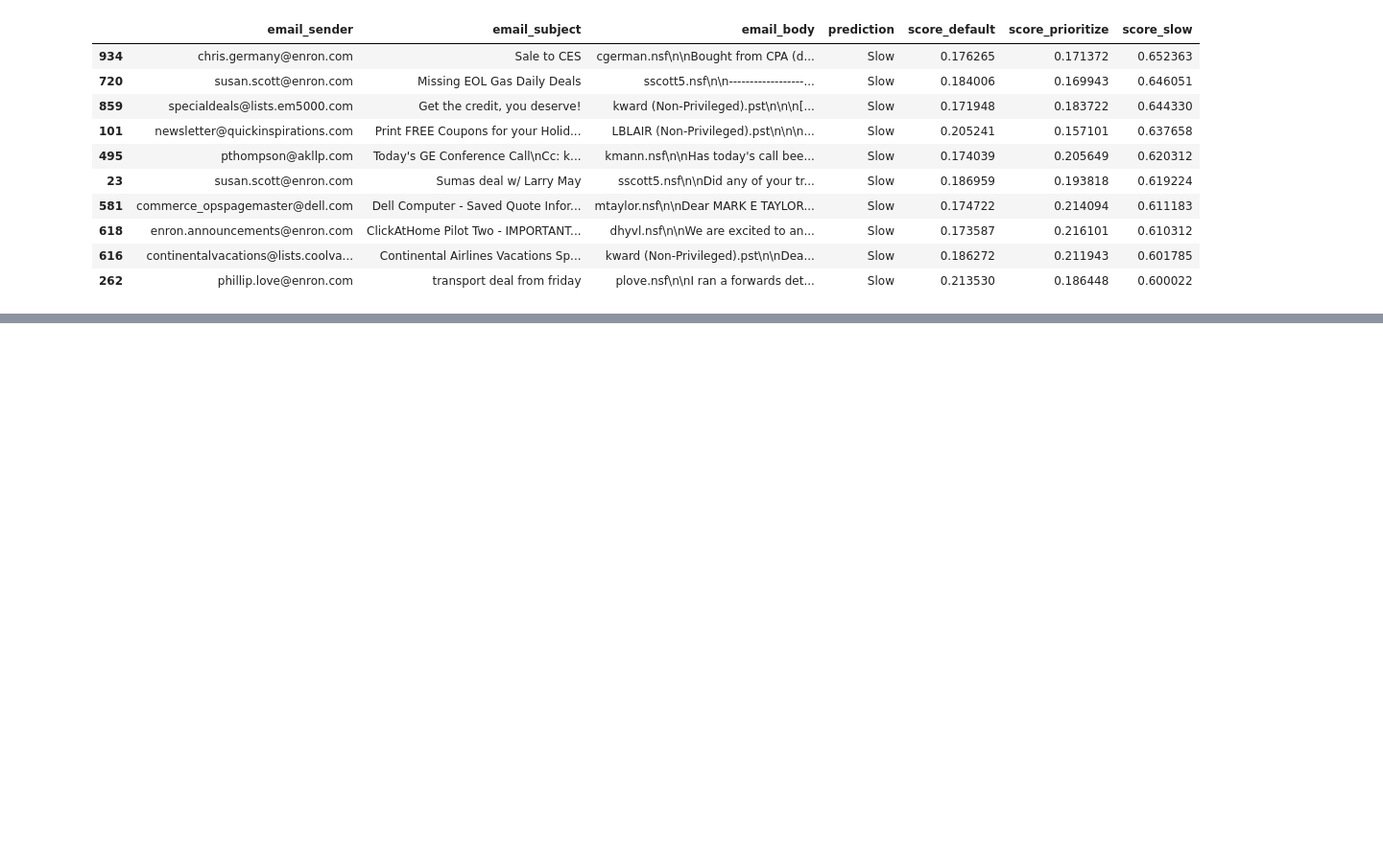
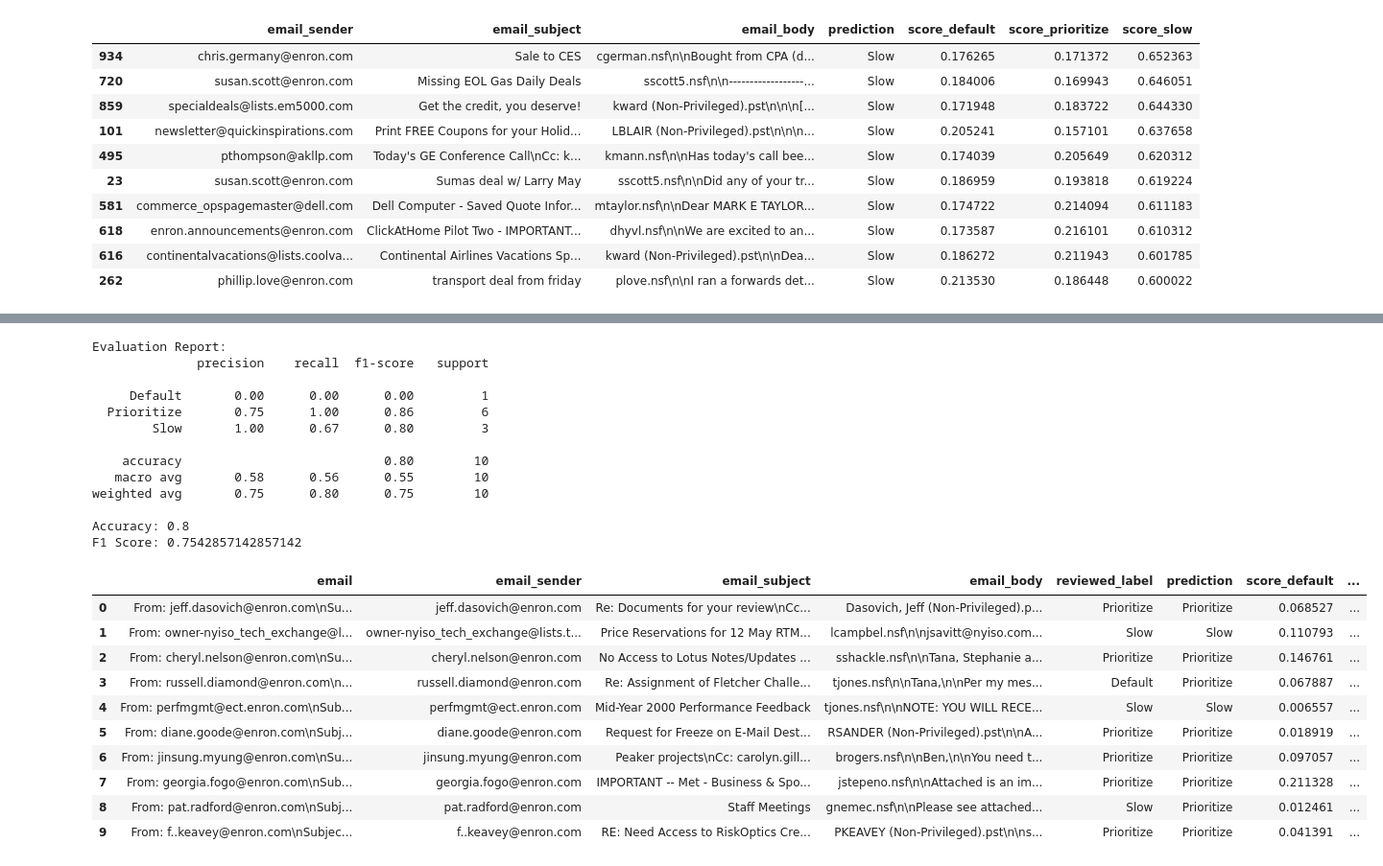
Before and after one commit to josherfey/EmailPrioritizationClassifier, a Jupyter notebook: notebooks/prioritize_emails.ipynb, the cells around one changed output, grey strips where cells are left out. Shown at 96% size. Cells and saved outputs as stored; diff of their text form; code cells hidden in the pictures; blank space fills up the shorter version.

```diff
--- a/notebooks/prioritize_emails.ipynb
+++ b/notebooks/prioritize_emails.ipynb
@@ -519,0 +625,14 @@ df_results_enron.sort_values('score_slow', ascending=False).head(10)
+# %%
+df_composite = pd.concat([
+    df_reviewed_labels\
+        .rename(columns={
+            'reviewed_label':'label',
+        })
+        [['email', 'label']]
+        .assign(
+            source='labeled_reviewed',
+            weight=10
+        )
+    , df_emails_train.assign(source='synthetic').sample(n=100).assign(weight=1)
+])
+df_composite
@@ -519,0 +653,7 @@ df_results_enron.sort_values('score_slow', ascending=False).head(10)
+# %%
+X_composite = df_composite['email']
+y_composite = df_composite['label']
+weight_composite = df_composite['weight']
+# %%
+detector_active = EmailPrioritizer(model_type="logistic")
+detector_active.fit(X_composite, y_composite, cv=3, sample_weight=weight_composite)
@@ -519,0 +711,42 @@ df_results_enron.sort_values('score_slow', ascending=False).head(10)
+# %%
+df_reviewed_labels_test = pd.read_csv('../data/reviewed_labels_enron_1.csv')
+
+detector_active.evaluate(df_reviewed_labels_test['email'], df_reviewed_labels_test['reviewed_label'])
+prediction_proba_active = detector_active.predict_proba(df_reviewed_labels_test['email'])
+df_results_enron_active_test = pd.DataFrame({
+    'email': df_reviewed_labels_test['email'],
+    'email_sender': df_reviewed_labels_test['email_sender'],
+    'email_subject': df_reviewed_labels_test['email_subject'],
+    'email_body': df_reviewed_labels_test['email_body'],
+    'reviewed_label': df_reviewed_labels_test['reviewed_label'],
+    'prediction': detector_active.predict(df_reviewed_labels_test['email']),
+    'score_default': prediction_proba_active[:,0],
+    'score_prioritize': prediction_proba_active[:,1],
+    'score_slow': prediction_proba_active[:,2],
+})
+df_results_enron_active_test
+# %% [output]
+Evaluation Report:
+              precision    recall  f1-score   support
+
+     Default       0.00      0.00      0.00         1
+  Prioritize       0.75      1.00      0.86         6
+        Slow       1.00      0.67      0.80         3
+
+    accuracy                           0.80        10
+   macro avg       0.58      0.56      0.55        10
+weighted avg       0.75      0.80      0.75        10
+
+Accuracy: 0.8
+F1 Score: 0.7542857142857142
+|  | email | email_sender | email_subject | email_body | reviewed_label | prediction | score_default | ... |
+| 0 | From: jeff.dasovich@enron.com\nSu... | jeff.dasovich@enron.com | Re: Documents for your review\nCc... | Dasovich, Jeff (Non-Privileged).p... | Prioritize | Prioritize | 0.068527 | ... |
+| 1 | From: owner-nyiso_tech_exchange@l... | owner-nyiso_tech_exchange@lists.t... | Price Reservations for 12 May RTM... | lcampbel.nsf\n\njsavitt@nyiso.com... | Slow | Slow | 0.110793 | ... |
+| 2 | From: cheryl.nelson@enron.com\nSu... | cheryl.nelson@enron.com | No Access to Lotus Notes/Updates ... | sshackle.nsf\n\nTana, Stephanie a... | Prioritize | Prioritize | 0.146761 | ... |
+| 3 | From: russell.diamond@enron.com\n... | russell.diamond@enron.com | Re: Assignment of Fletcher Challe... | tjones.nsf\n\nTana,\n\nPer my mes... | Default | Prioritize | 0.067887 | ... |
+| 4 | From: perfmgmt@ect.enron.com\nSub... | perfmgmt@ect.enron.com | Mid-Year 2000 Performance Feedback | tjones.nsf\n\nNOTE: YOU WILL RECE... | Slow | Slow | 0.006557 | ... |
+| 5 | From: diane.goode@enron.com\nSubj... | diane.goode@enron.com | Request for Freeze on E-Mail Dest... | RSANDER (Non-Privileged).pst\n\nA... | Prioritize | Prioritize | 0.018919 | ... |
+| 6 | From: jinsung.myung@enron.com\nSu... | jinsung.myung@enron.com | Peaker projects\nCc: carolyn.gill... | brogers.nsf\n\nBen,\n\nYou need t... | Prioritize | Prioritize | 0.097057 | ... |
+| 7 | From: georgia.fogo@enron.com\nSub... | georgia.fogo@enron.com | IMPORTANT -- Met - Business & Spo... | jstepeno.nsf\n\nAttached is an im... | Prioritize | Prioritize | 0.211328 | ... |
+| 8 | From: pat.radford@enron.com\nSubj... | pat.radford@enron.com | Staff Meetings | gnemec.nsf\n\nPlease see attached... | Slow | Prioritize | 0.012461 | ... |
+| 9 | From: f..keavey@enron.com\nSubjec... | f..keavey@enron.com | RE: Need Access to RiskOptics Cre... | PKEAVEY (Non-Privileged).pst\n\ns... | Prioritize | Prioritize | 0.041391 | ... |
```
Also changed, not shown: parts of 18 cells of this notebook, 5 other files.
